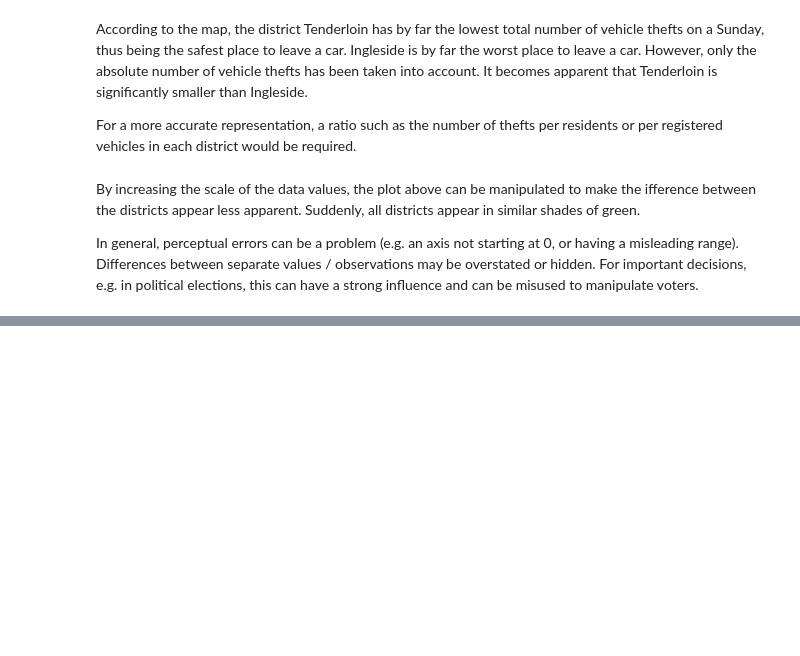
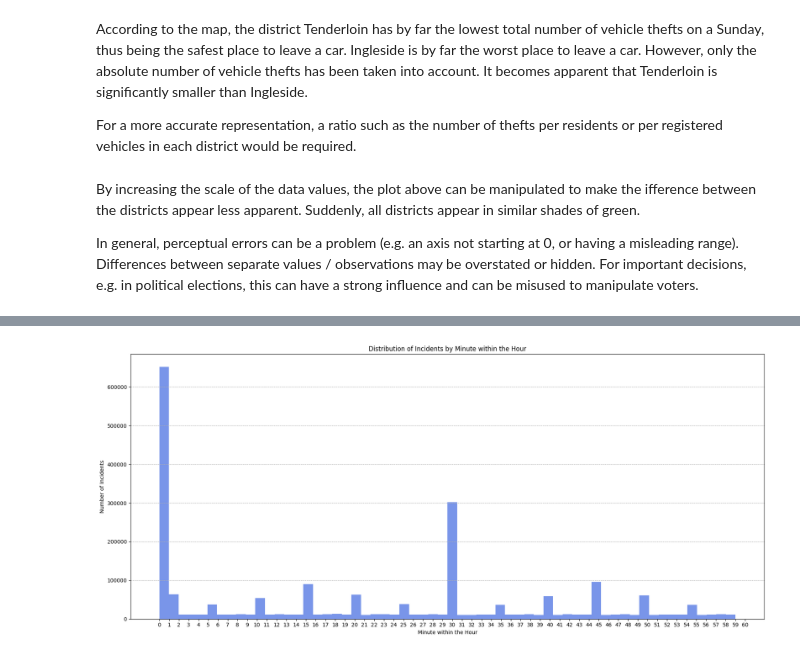
Before and after one commit to shakirmshaker/SocialDataGroup4, a Jupyter notebook: assignment1.ipynb, the cells around one changed output, grey strips where cells are left out. Saved outputs shown, nothing was run; the diff lists cells and outputs as text; code cells hidden in the pictures; blank space fills up the shorter version.

Commit message:
added part 4

```diff
--- a/assignment1.ipynb
+++ b/assignment1.ipynb
@@ -347,0 +368,24 @@ In general, perceptual errors can be a problem (e.g. an axis not starting at 0,
+# %%
+import pandas as pd
+import matplotlib.pyplot as plt
+
+data = pd.read_csv('Police_Department_Incident_Reports__Historical_2003_to_May_2018_20240224.csv')
+
+# Convert the 'Time' column to datetime to extract the minute
+data['Time'] = pd.to_datetime(data['Time'], format='%H:%M')
+
+# Extract the minute part of the timestamp
+data['Minute'] = data['Time'].dt.minute
+
+# Plotting the distribution of incidents by minute within the hour
+plt.figure(figsize=(18, 8))
+plt.hist(data['Minute'], bins=60, color='royalblue', alpha=0.7)  # 1-minute interval bins
+plt.title('Distribution of Incidents by Minute within the Hour')
+plt.xlabel('Minute within the Hour')
+plt.ylabel('Number of Incidents')
+plt.xticks(ticks=range(61), labels=[str(minute) for minute in range(61)])
+plt.grid(axis='y', linestyle='--', linewidth=0.7)
+plt.tight_layout()
+plt.show()
+# %% [output]
+[figure, added]
```
Also changed, not shown: parts of 2 cells of this notebook, 1 other file.
